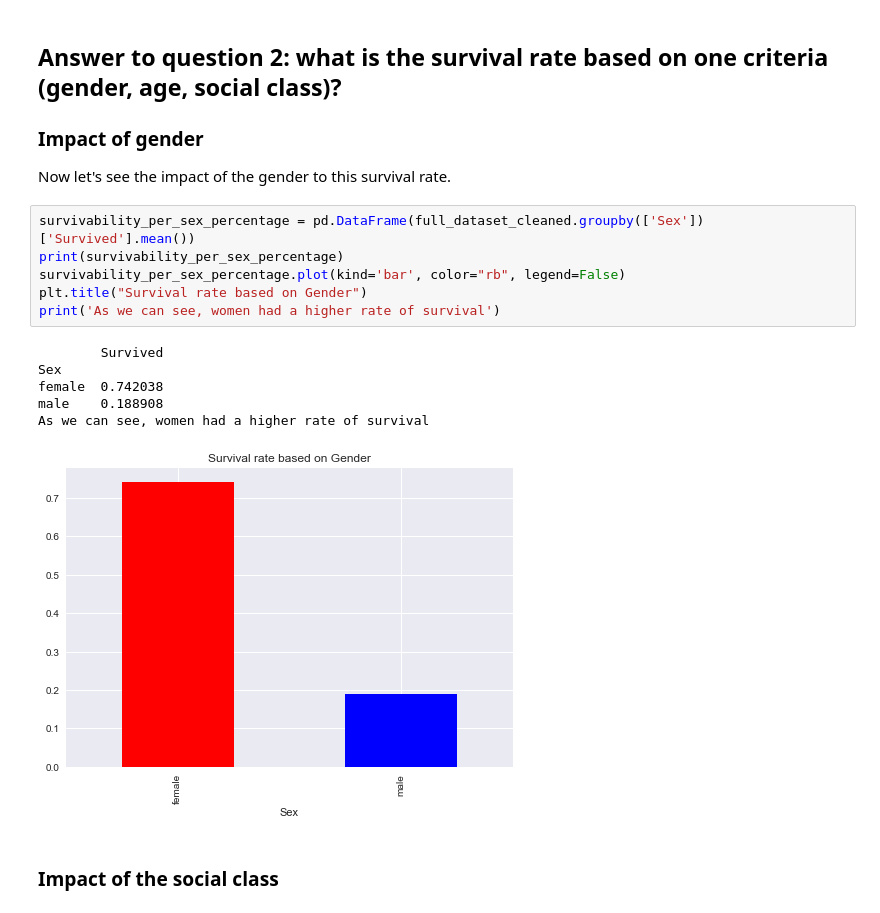
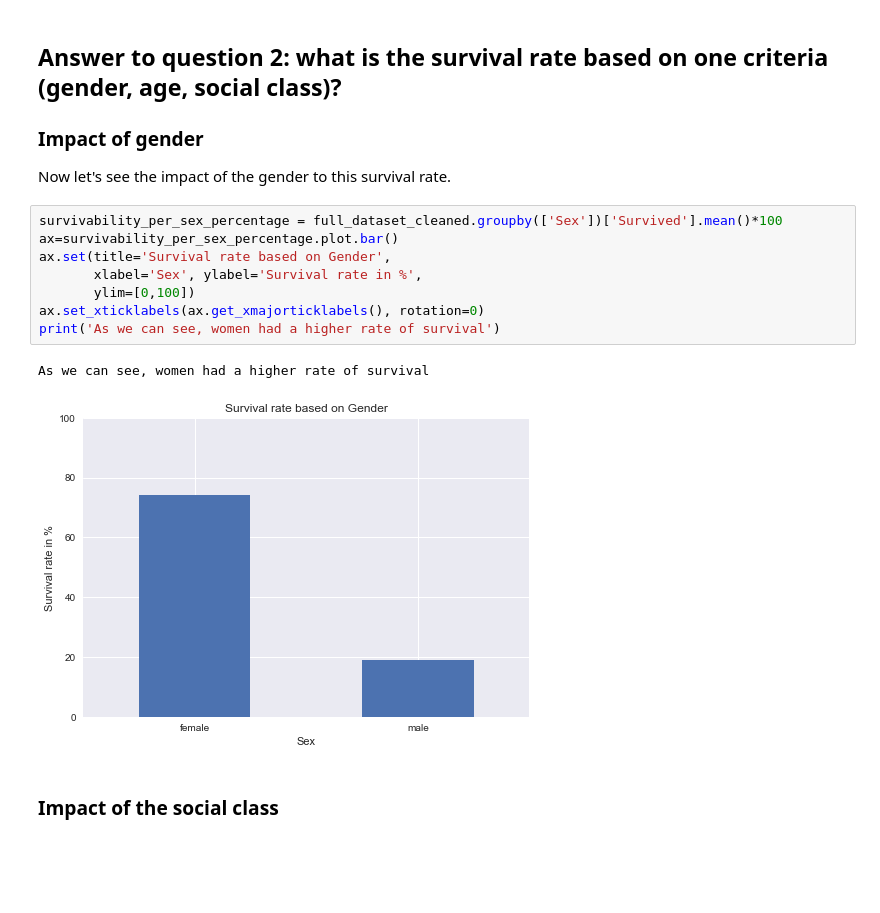
Before and after one commit to jocelyn19/dand_project0_titanic, a Jupyter notebook: Titanic report.ipynb, the cells around one changed output. Saved outputs shown, nothing was run; the diff lists cells and outputs as text; blank space fills up the shorter version.

Commit message:
Update after review 2
Graphs updated with better readable legend and x,y labels
Conclusion updated to included the limitations taken into account

```diff
--- a/Titanic report.ipynb
+++ b/Titanic report.ipynb
@@ -129,18 +130,16 @@ The global survival rate is 0.3838383838383838%
 
 Now let's see the impact of the gender to this survival rate.
 # %%
-survivability_per_sex_percentage = pd.DataFrame(full_dataset_cleaned.groupby(['Sex'])['Survived'].mean())
-print(survivability_per_sex_percentage)
-survivability_per_sex_percentage.plot(kind='bar', color="rb", legend=False)
-plt.title("Survival rate based on Gender")
+survivability_per_sex_percentage = full_dataset_cleaned.groupby(['Sex'])['Survived'].mean()*100
+ax=survivability_per_sex_percentage.plot.bar()
+ax.set(title='Survival rate based on Gender',
+       xlabel='Sex', ylabel='Survival rate in %',
+       ylim=[0,100])
+ax.set_xticklabels(ax.get_xmajorticklabels(), rotation=0)
 print('As we can see, women had a higher rate of survival')
 # %% [output]
-        Survived
-Sex
-female  0.742038
-male    0.188908
 As we can see, women had a higher rate of survival
-[figure, old version]
+[figure, new version]
 # %% [markdown]
 ### Impact of the social class
 # %%
```
Also changed, not shown: parts of 12 cells of this notebook, 1 other file.
